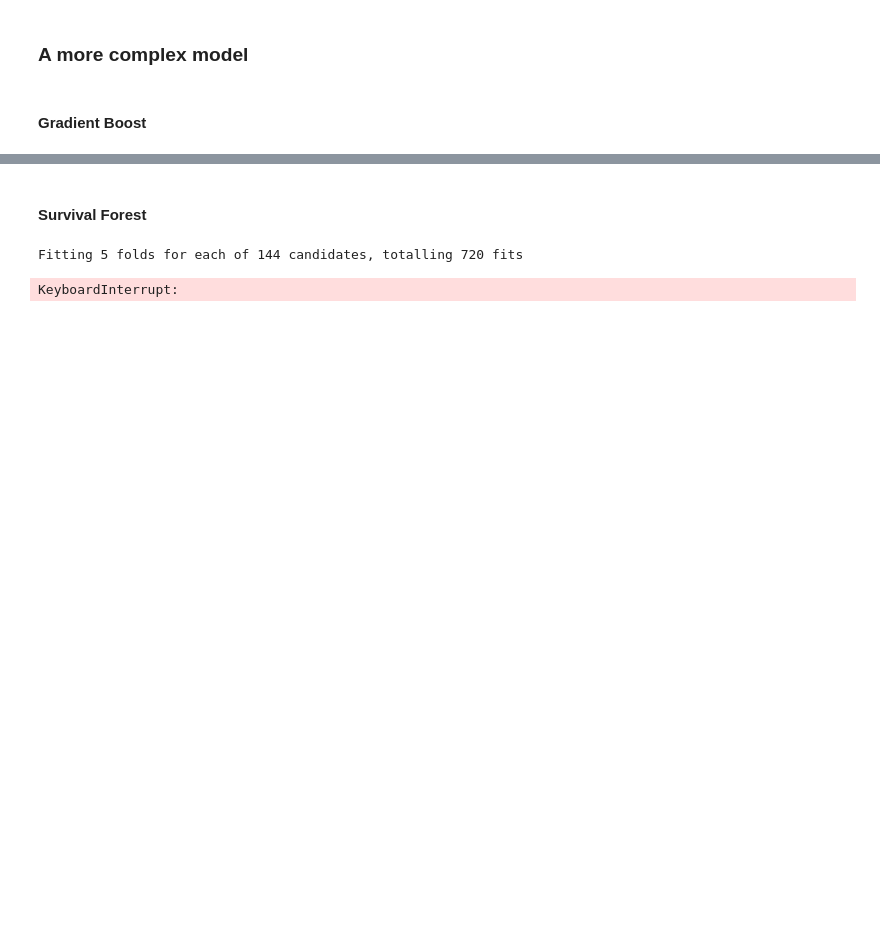
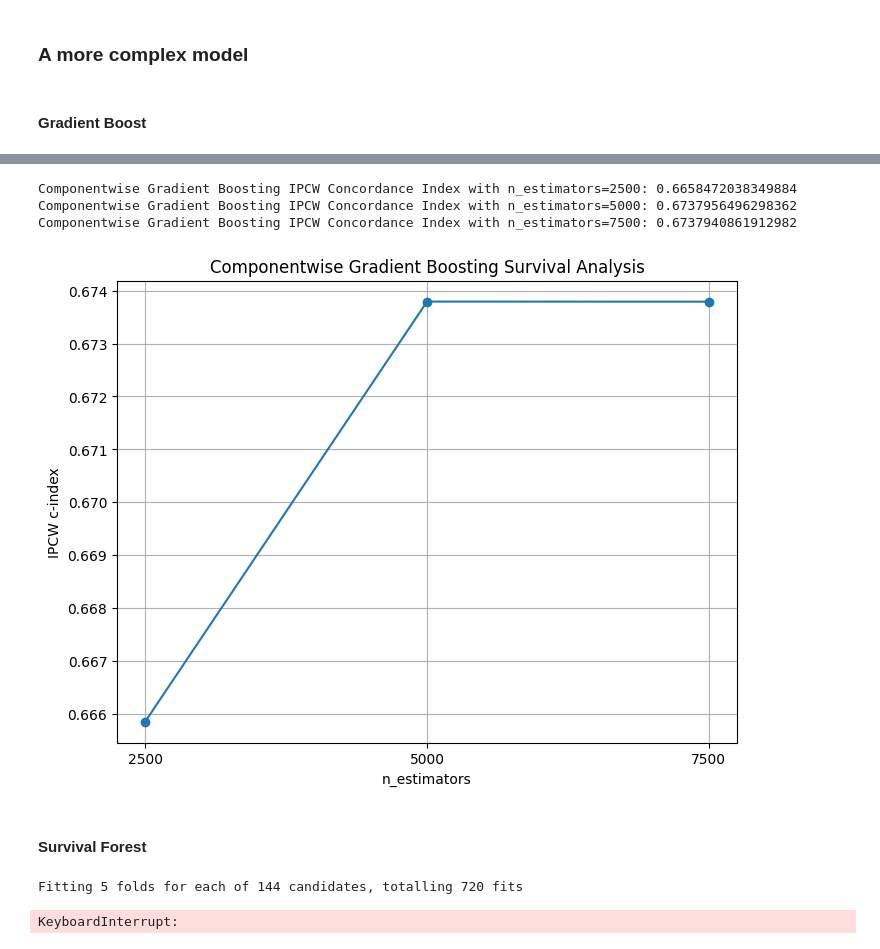
Before and after one commit to AloisECN/QRT_Leucemie, a Jupyter notebook: main.ipynb, the cells around one changed output, grey strips where cells are left out. Saved outputs shown, nothing was run; the diff lists cells and outputs as text; code cells hidden in the pictures; blank space fills up the shorter version.

```diff
--- a/main.ipynb
+++ b/main.ipynb
@@ -324,3 +408,44 @@ plt.show()
+# %%
+#Gradiant boost
+from sksurv.ensemble import ComponentwiseGradientBoostingSurvivalAnalysis as CGBoost
+
+# Define the learning rates to iterate over
+learning_rates = [0.3, 0.25, 0.2, 0.15, 0.10, 0.05, 0.01]
+
+
+est = CGBoost(learning_rate=0.005, random_state=0)
+
+# Define the n_estimators values to iterate over
+n_estimators_values = [2500, 5000, 7500]
+
+# Initialize a dictionary to store the IPCW c-index for each n_estimators value
+results = {}
+
+# Loop over the n_estimators values
+for n_estimators in n_estimators_values:
+    est.set_params(n_estimators=n_estimators)
+    est.fit(X_train, y_train_struct)
+
+    y_pred = est.predict(X_test)
+    ipcw_c_index = concordance_index_ipcw(survival_test=y_test_struct, survival_train=y_train_struct, estimate=y_pred)
+    results[n_estimators] = ipcw_c_index[0]
+
+    print(f"Componentwise Gradient Boosting IPCW Concordance Index with n_estimators={n_estimators}: {ipcw_c_index[0]}")
+
+# Plotting the results
+plt.figure(figsize=(8, 6))
+plt.plot(results.keys(), results.values(), marker='o')
+plt.xlabel("n_estimators")
+plt.ylabel("IPCW c-index")
+plt.title("Componentwise Gradient Boosting Survival Analysis")
+plt.xticks(n_estimators_values)
+plt.grid(True)
+plt.show()
+# %% [output]
+Componentwise Gradient Boosting IPCW Concordance Index with n_estimators=2500: 0.6658472038349884
+Componentwise Gradient Boosting IPCW Concordance Index with n_estimators=5000: 0.6737956496298362
+Componentwise Gradient Boosting IPCW Concordance Index with n_estimators=7500: 0.6737940861912982
+[figure, added]
 # %% [markdown]
 #### Survival Forest
 # %%
```
Also changed, not shown: parts of 10 cells of this notebook, 1 other file.
